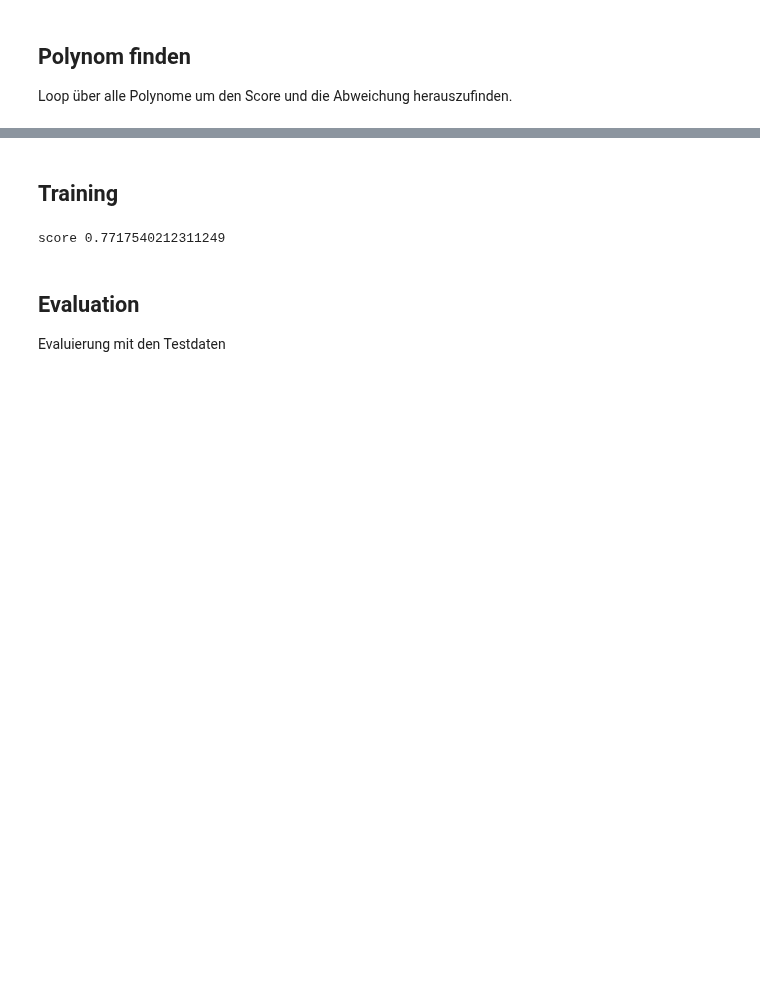
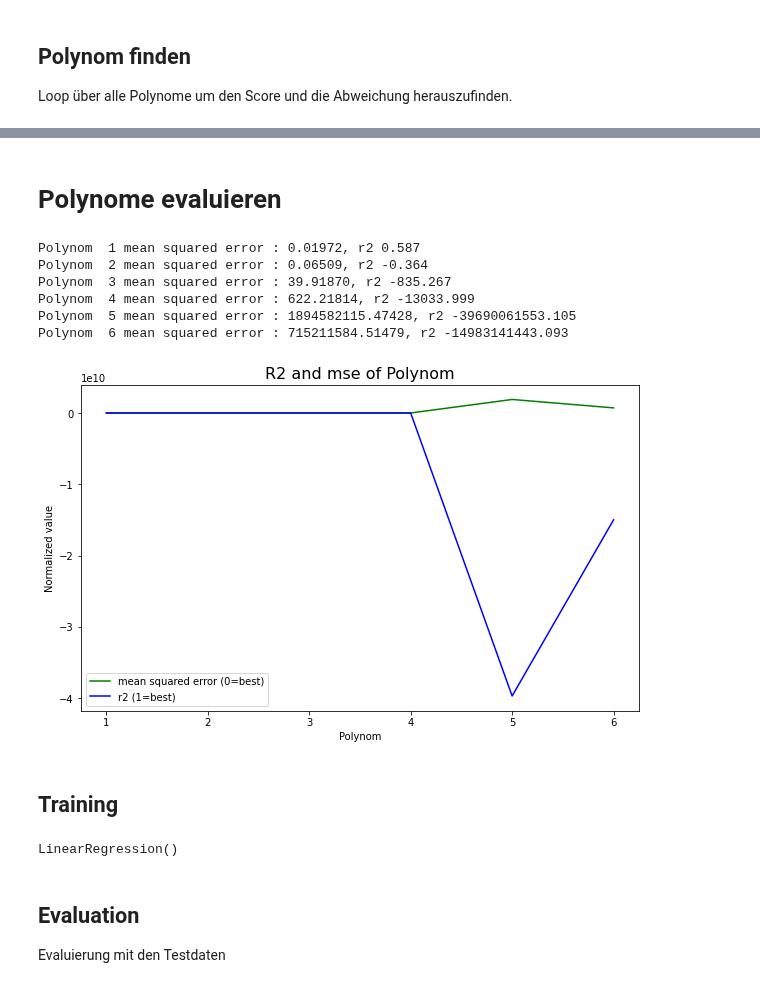
Before and after one commit to maggi71/ml-corona, a Jupyter notebook: models/regression.ipynb, the cells around one changed output, grey strips where cells are left out. Drawn from its saved outputs; the diff is of its cells as text; code cells hidden in the pictures; blank space fills up the shorter version.

```diff
--- a/models/regression.ipynb
+++ b/models/regression.ipynb
@@ -140,15 +153,52 @@ Polynom 9 mean squared error :    345682639807, score 4.93
+# %% [markdown]
+# Polynome evaluieren
+# %%
+# Loop over polynoms
+polynoms = [1,2,3,4,5,6]
+scores = []
+rmse = []
+r2 = []
+for i in polynoms:
+    poly = PolynomialFeatures(i)
+    model = LinearRegression()
+    poly_features_train = poly.fit_transform(X_train)
+    model.fit(poly_features_train, y_train)
+
+    #Test
+    poly_features_test = poly.fit_transform(X_test)
+    y_predicted = model.predict(poly_features_test)
+    rmse_test = mean_squared_error(y_test, y_predicted)
+    rmse.append(rmse_test)
+    r2_test = r2_score(y_test, y_predicted)
+    r2.append(r2_test)
+    print(f"Polynom {i:2d} mean squared error : {rmse_test:2.5f}, r2 {r2_test:2.3f}")
+
+plt.figure(figsize=(10, 6))
+plt.title("R2 and mse of Polynom", size=16)
+plt.plot(polynoms, rmse, c="green", label='mean squared error (0=best)')
+plt.plot(polynoms, r2, c="blue", label='r2 (1=best)')
+plt.xlabel("Polynom")
+plt.ylabel("Normalized value")
+plt.legend()
+plt.show()
+# %% [output]
+Polynom  1 mean squared error : 0.01972, r2 0.587
+Polynom  2 mean squared error : 0.06509, r2 -0.364
+Polynom  3 mean squared error : 39.91870, r2 -835.267
+Polynom  4 mean squared error : 622.21814, r2 -13033.999
+Polynom  5 mean squared error : 1894582115.47428, r2 -39690061553.105
+Polynom  6 mean squared error : 715211584.51479, r2 -14983141443.093
+[figure, added]
 # %% [markdown]
 ## Training
 # %%
 poly = PolynomialFeatures(2)
-lr = LinearRegression()
+model = LinearRegression()
 #Train
 poly_features = poly.fit_transform(X_train)
-lr.fit(poly_features, y_train)
-score = lr.score(poly_features,y_train)
-print(f"score {score}")
+model.fit(poly_features, y_train)
 # %% [output]
-score 0.7717540212311249
+LinearRegression()
 # %% [markdown]
 ## Evaluation
 Evaluierung mit den Testdaten
```
Also changed, not shown: parts of 4 cells of this notebook.
